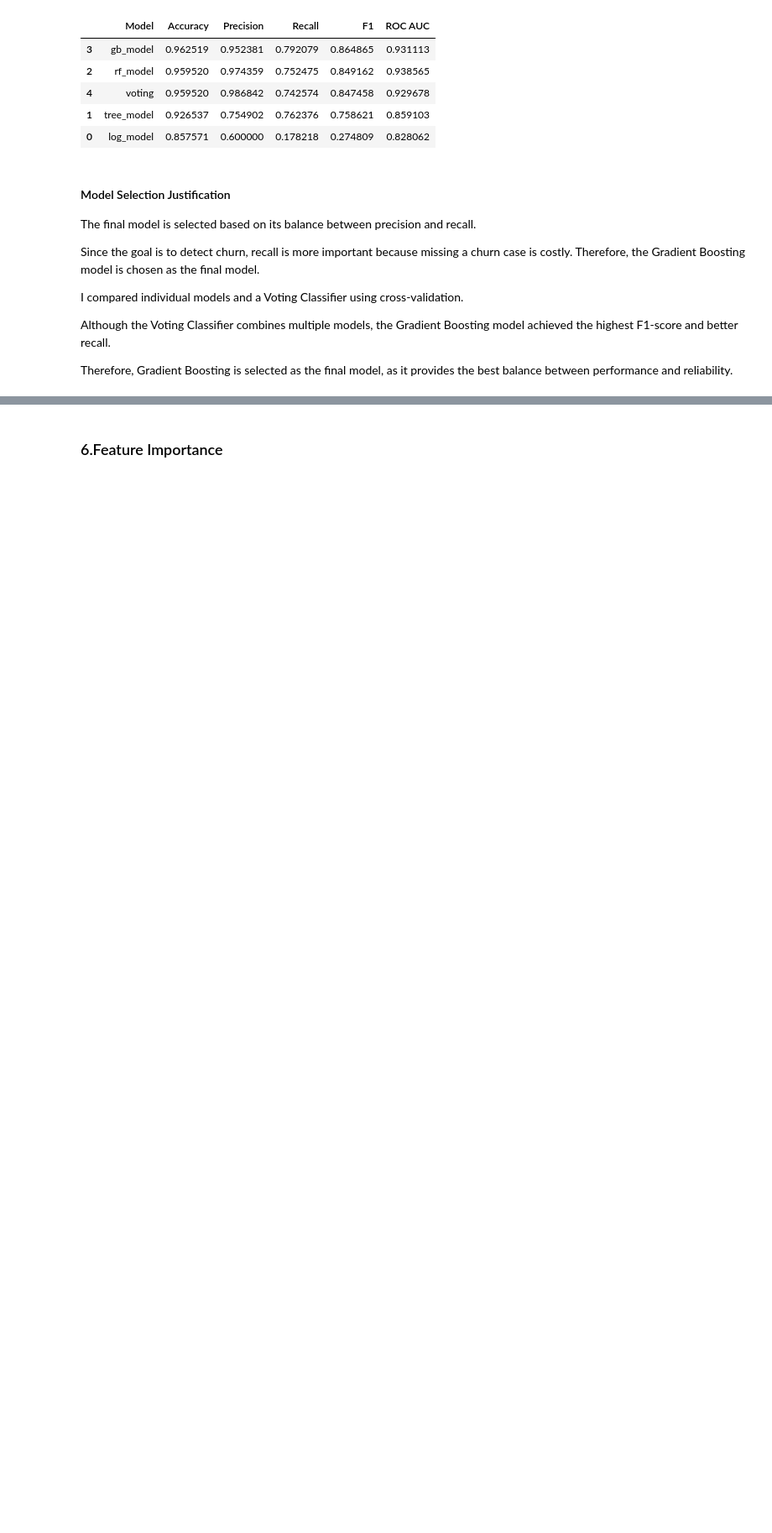
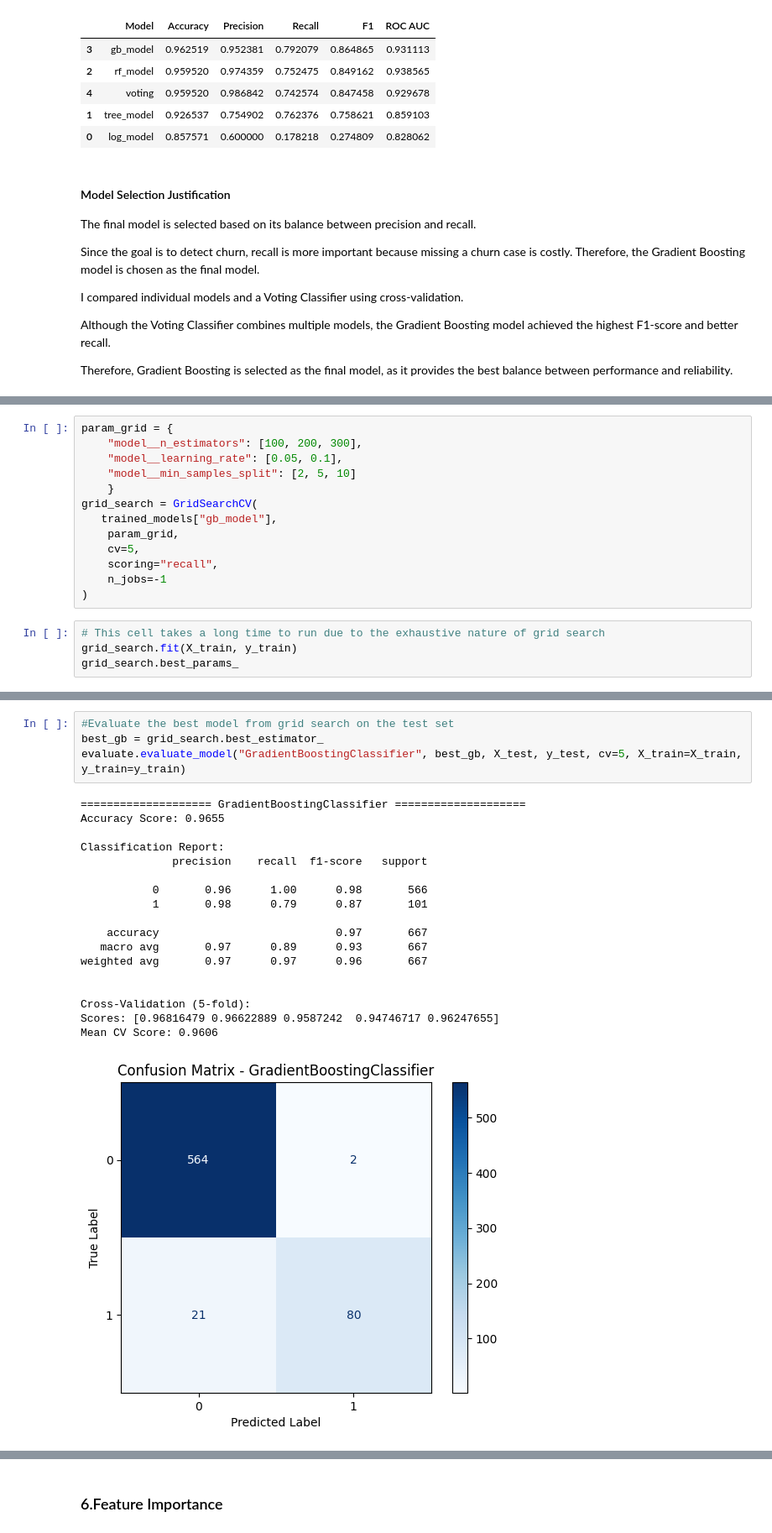
Before and after one commit to chepbree/customer-churn-prediction, a Jupyter notebook: churn.ipynb, the cells around one changed output, grey strips where cells are left out. Shown at 84% size. Drawn from its saved outputs; the diff is of its cells as text; blank space fills up the shorter version.

```diff
--- a/churn.ipynb
+++ b/churn.ipynb
@@ -512,0 +501,17 @@ The best parameters are selected based on the F1-score, which balances precision
+# %%
+param_grid = {
+    "model__n_estimators": [100, 200, 300],
+    "model__learning_rate": [0.05, 0.1],
+    "model__min_samples_split": [2, 5, 10]
+    }
+grid_search = GridSearchCV(
+   trained_models["gb_model"],
+    param_grid,
+    cv=5,
+    scoring="recall",
+    n_jobs=-1
+)
+# %%
+# This cell takes a long time to run due to the exhaustive nature of grid search
+grid_search.fit(X_train, y_train)
+grid_search.best_params_
@@ -512,0 +522,23 @@ The best parameters are selected based on the F1-score, which balances precision
+# %%
+#Evaluate the best model from grid search on the test set
+best_gb = grid_search.best_estimator_
+evaluate.evaluate_model("GradientBoostingClassifier", best_gb, X_test, y_test, cv=5, X_train=X_train, y_train=y_train)
+# %% [output]
+==================== GradientBoostingClassifier ====================
+Accuracy Score: 0.9655
+
+Classification Report:
+              precision    recall  f1-score   support
+
+           0       0.96      1.00      0.98       566
+           1       0.98      0.79      0.87       101
+
+    accuracy                           0.97       667
+   macro avg       0.97      0.89      0.93       667
+weighted avg       0.97      0.97      0.96       667
+
+
+Cross-Validation (5-fold):
+Scores: [0.96816479 0.96622889 0.9587242  0.94746717 0.96247655]
+Mean CV Score: 0.9606
+[figure, added]
```
Also changed, not shown: parts of 5 cells of this notebook, 1 other file.
